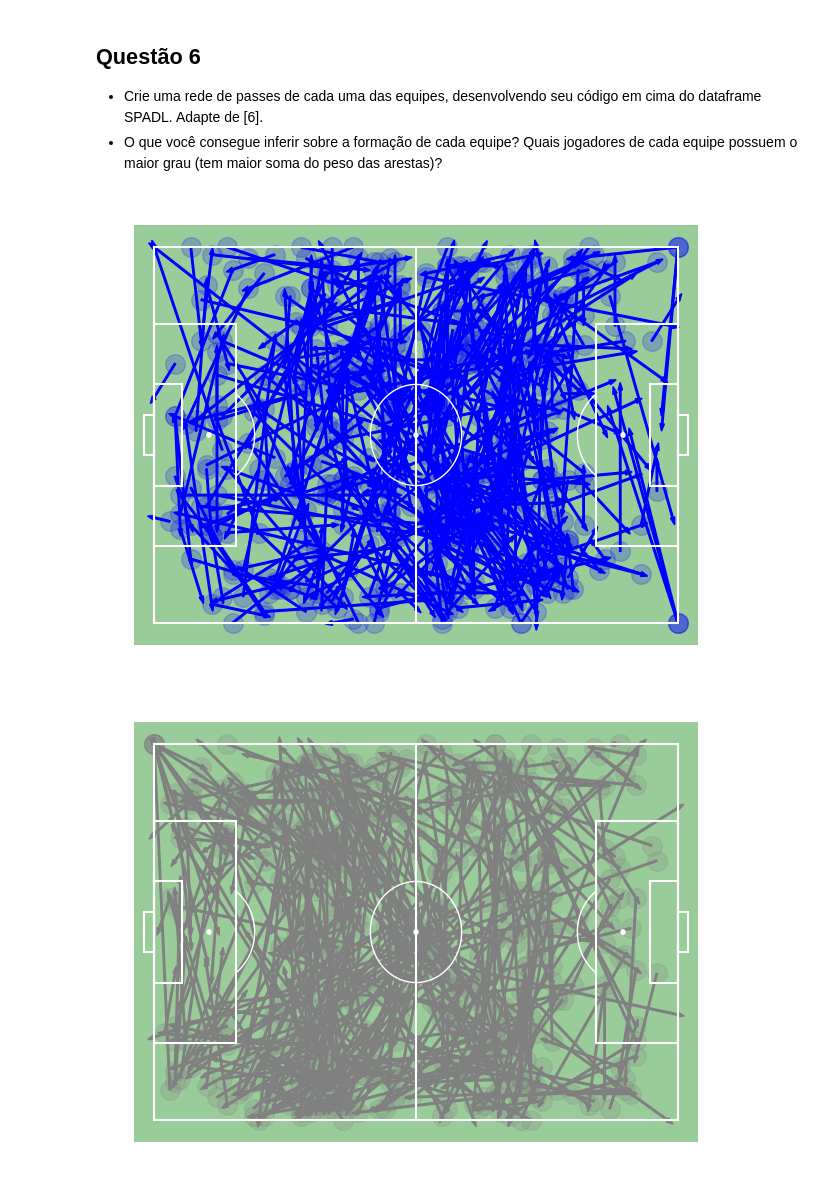
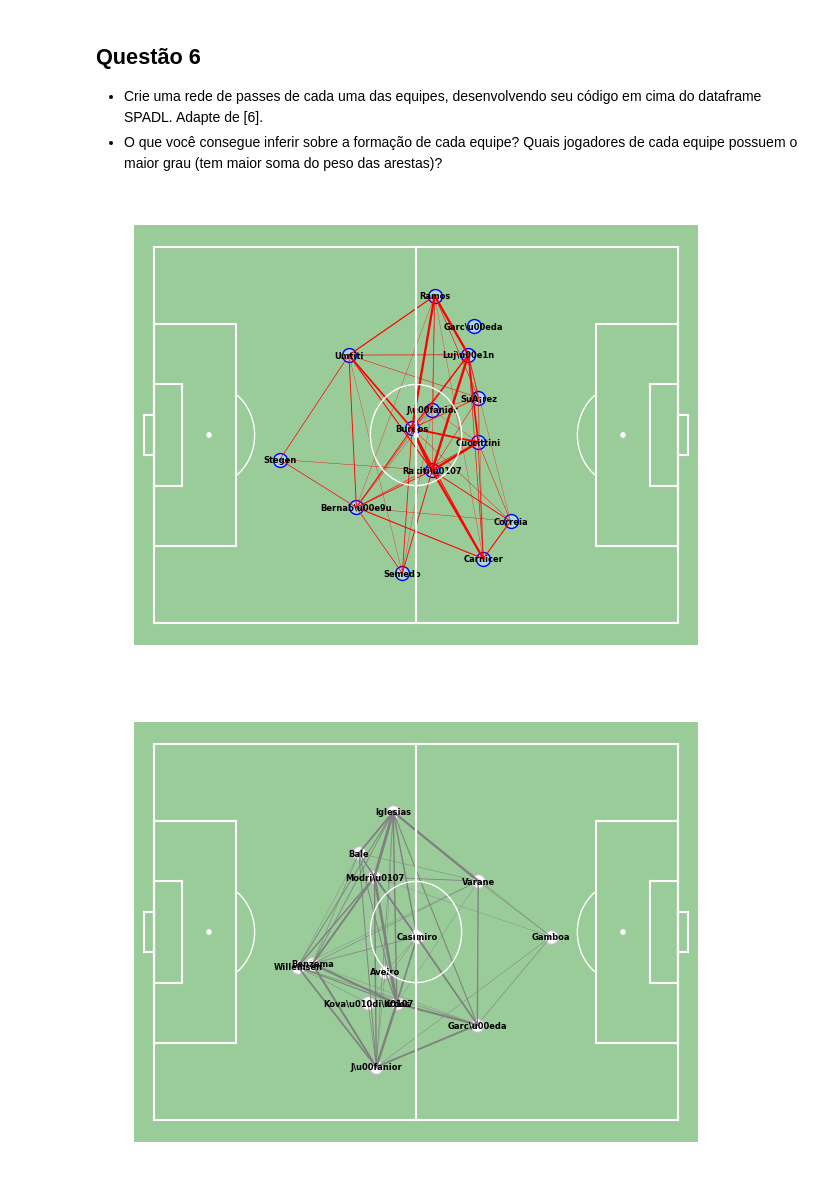
Before and after one commit to lframosferreira/soccer-analytics-notebooks, a Jupyter notebook: atv03/luis_felipe_ramos_ferreira.ipynb, the cells around one changed output. Drawn from its saved outputs; the diff is of its cells as text; code cells hidden in the pictures.

```diff
--- a/atv03/luis_felipe_ramos_ferreira.ipynb
+++ b/atv03/luis_felipe_ramos_ferreira.ipynb
@@ -310,8 +308,5 @@ passes: pd.DataFrame = spadl_df.loc[spadl_df["type_name"].isin(
     'corner_crossed',
     'corner_short'])].copy()
 
-barcelona_passes_df: pd.DataFrame = passes.query('team_name == "Barcelona"').copy()
-real_madrid_passes_df: pd.DataFrame = passes.query('team_name == "Real Madrid"').copy()
+barcelona_passes_df: pd.DataFrame = passes.query('team_name == "Barcelona" and result_name == "success"').copy().dropna().reset_index()
+real_madrid_passes_df: pd.DataFrame = passes.query('team_name == "Real Madrid" and result_name == "success"').copy().dropna().reset_index()
-# %% [output]
-[figure, removed]
-[figure, removed]
@@ -327,0 +339,25 @@ plt.show()
+# %%
+matplotsoccer.field("green", figsize=8, show=False)
+
+plt.scatter(scatter_df.start_x, scatter_df.start_y, s=100, c="lightblue", edgecolor="blue")
+for i, row in scatter_df.iterrows():
+    plt.annotate(row.player_name, xy=(row.start_x, row.start_y), c='black', va='center', ha='center', weight = "bold", size=6, zorder = 4)
+
+for i, row in lines_df.iterrows():
+        player1 = row["pair_key"].split("_")[0]
+        player2 = row['pair_key'].split("_")[1]
+        #take the average location of players to plot a line between them
+        player1_x = scatter_df.loc[scatter_df["player_name"] == player1]['start_x'].iloc[0]
+        player1_y = scatter_df.loc[scatter_df["player_name"] == player1]['start_y'].iloc[0]
+        player2_x = scatter_df.loc[scatter_df["player_name"] == player2]['start_x'].iloc[0]
+        player2_y = scatter_df.loc[scatter_df["player_name"] == player2]['start_y'].iloc[0]
+        num_passes = row["pass_count"]
+        #adjust the line width so that the more passes, the wider the line
+        line_width = (num_passes / lines_df['pass_count'].max() * 2)
+        #plot lines on the pitch
+        plt.plot([player1_x, player2_x], [player1_y, player2_y],
+                        alpha=1, lw=line_width, zorder=2, color="red")
+
+plt.show()
+# %% [output]
+[figure, added]
@@ -327,0 +390,25 @@ plt.show()
+# %%
+matplotsoccer.field("green", figsize=8, show=False)
+
+plt.scatter(scatter_df.start_x, scatter_df.start_y, s=100, c="white", edgecolor="silver")
+for i, row in scatter_df.iterrows():
+    plt.annotate(row.player_name, xy=(row.start_x, row.start_y), c='black', va='center', ha='center', weight = "bold", size=6, zorder = 4)
+
+for i, row in lines_df.iterrows():
+        player1 = row["pair_key"].split("_")[0]
+        player2 = row['pair_key'].split("_")[1]
+        #take the average location of players to plot a line between them
+        player1_x = scatter_df.loc[scatter_df["player_name"] == player1]['start_x'].iloc[0]
+        player1_y = scatter_df.loc[scatter_df["player_name"] == player1]['start_y'].iloc[0]
+        player2_x = scatter_df.loc[scatter_df["player_name"] == player2]['start_x'].iloc[0]
+        player2_y = scatter_df.loc[scatter_df["player_name"] == player2]['start_y'].iloc[0]
+        num_passes = row["pass_count"]
+        #adjust the line width so that the more passes, the wider the line
+        line_width = (num_passes / lines_df['pass_count'].max() * 2)
+        #plot lines on the pitch
+        plt.plot([player1_x, player2_x], [player1_y, player2_y],
+                        alpha=1, lw=line_width, zorder=2, color="grey")
+
+plt.show()
+# %% [output]
+[figure, added]
```
Also changed, not shown: parts of 5 cells of this notebook.
